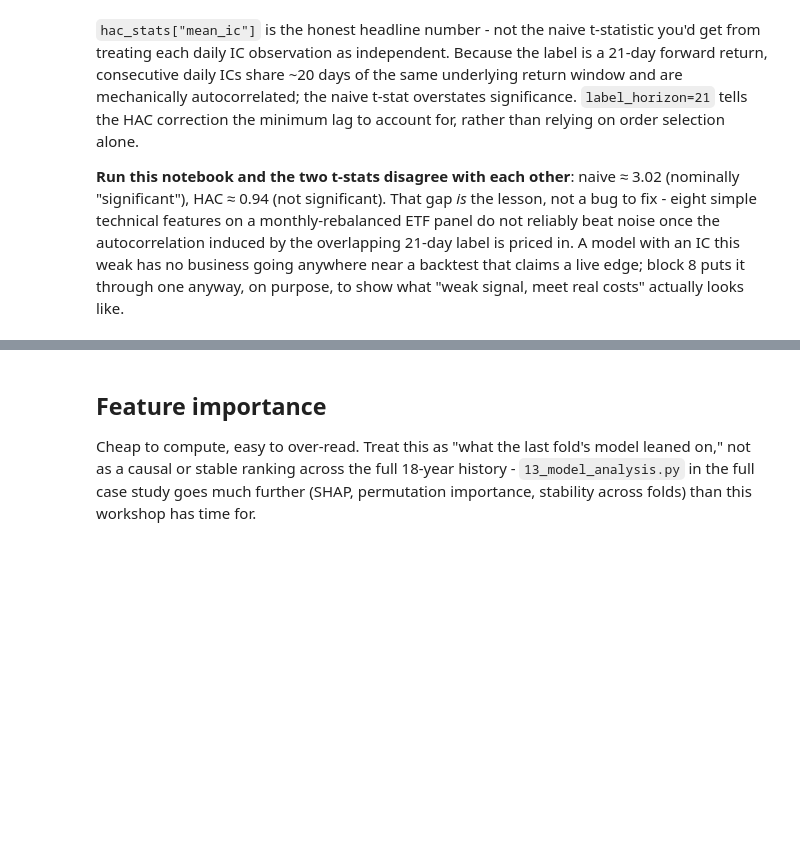
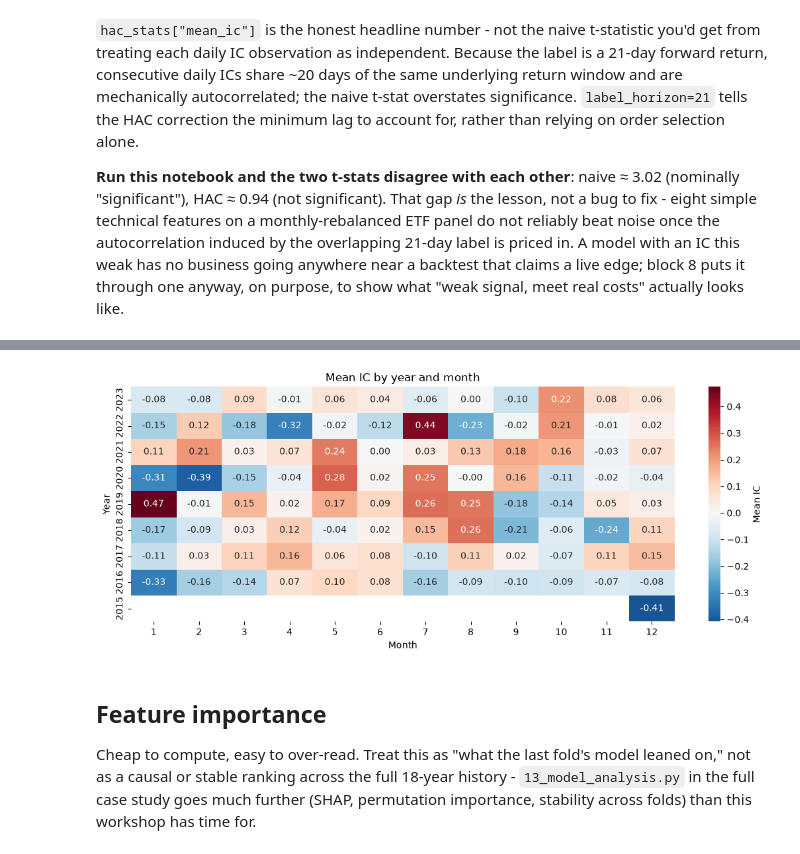
Before and after one commit to ml4t/packt-workshop, a Jupyter notebook: notebooks/03_model_training.ipynb, the cells around one changed output, grey strips where cells are left out. Cells and saved outputs as stored; diff of their text form; code cells hidden in the pictures; blank space fills up the shorter version.

```diff
--- a/notebooks/03_model_training.ipynb
+++ b/notebooks/03_model_training.ipynb
@@ -352,3 +358,31 @@ purpose, to show what "weak signal, meet real costs" actually looks like.
+# %%
+import matplotlib.pyplot as plt
+import seaborn as sns
+
+# ml4t-diagnostic<=0.1.0b25's plot_monthly_ic_heatmap collapses every year onto a single
+# row and mis-positions its cell-value annotations (confirmed independently with synthetic
+# multi-year data - not a data problem here). Not yet fixed upstream, so this builds the
+# same year-by-month view directly rather than shipping a broken chart.
+monthly_ic = (
+    ic_series.assign(year=ic_series["timestamp"].dt.year, month=ic_series["timestamp"].dt.month)
+    .groupby(["year", "month"])["ic"]
+    .mean()
+    .unstack("month")
+    .sort_index(ascending=False)
+)
+
+fig, ax = plt.subplots(figsize=(11, 4.5))
+sns.heatmap(
+    monthly_ic, cmap="RdBu_r", center=0, annot=True, fmt=".2f", ax=ax, cbar_kws={"label": "Mean IC"}
+)
+ax.set_xlabel("Month")
+ax.set_ylabel("Year")
+ax.set_title("Mean IC by year and month")
+plt.tight_layout()
+fig.savefig(FIGURE_DIR / "model-ic-monthly.png", dpi=150)
+plt.show()
+# %% [output]
+[figure, added]
 # %% [markdown]
 ## Feature importance
 
```
Also changed, not shown: parts of 2 cells of this notebook, 3 other files.
